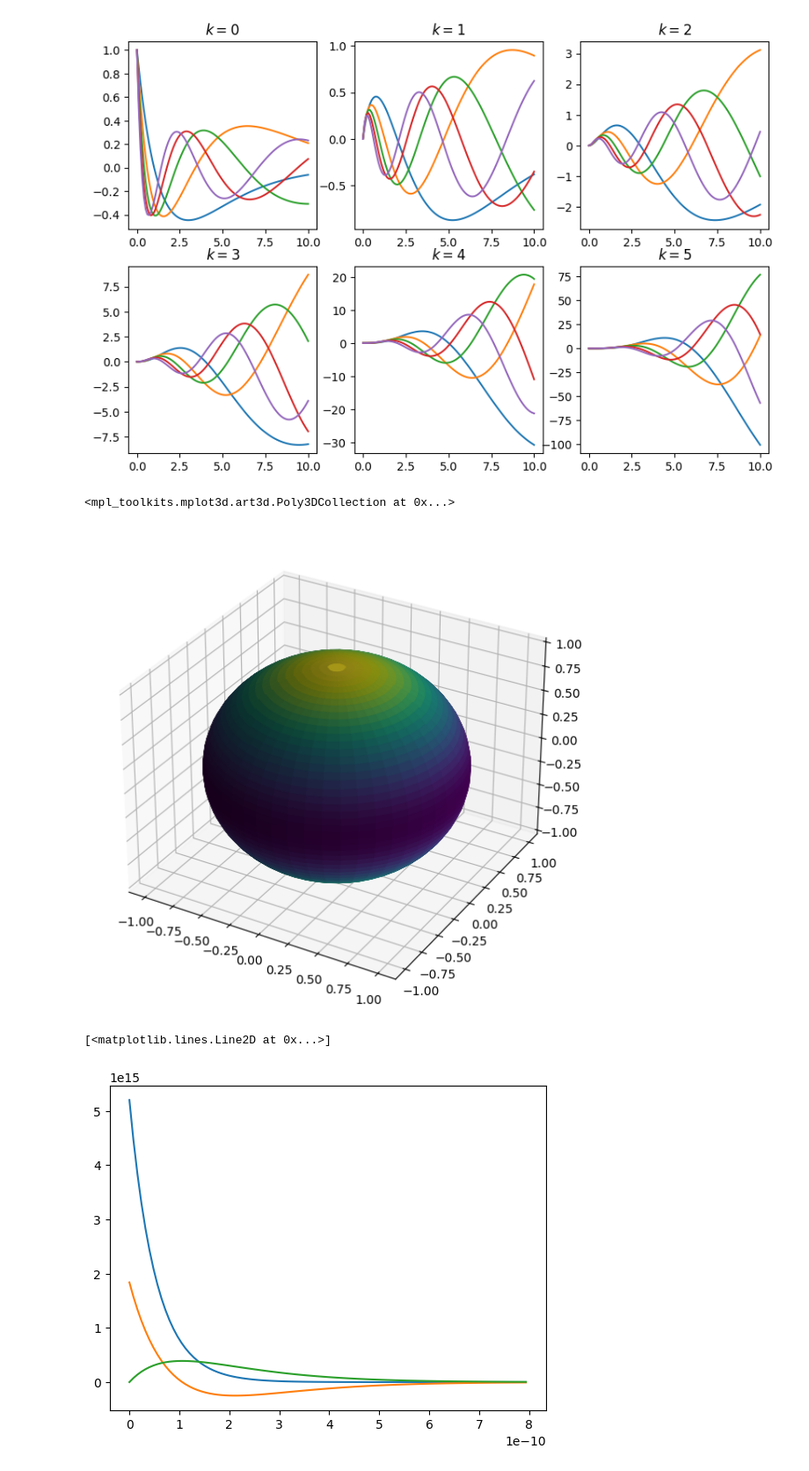
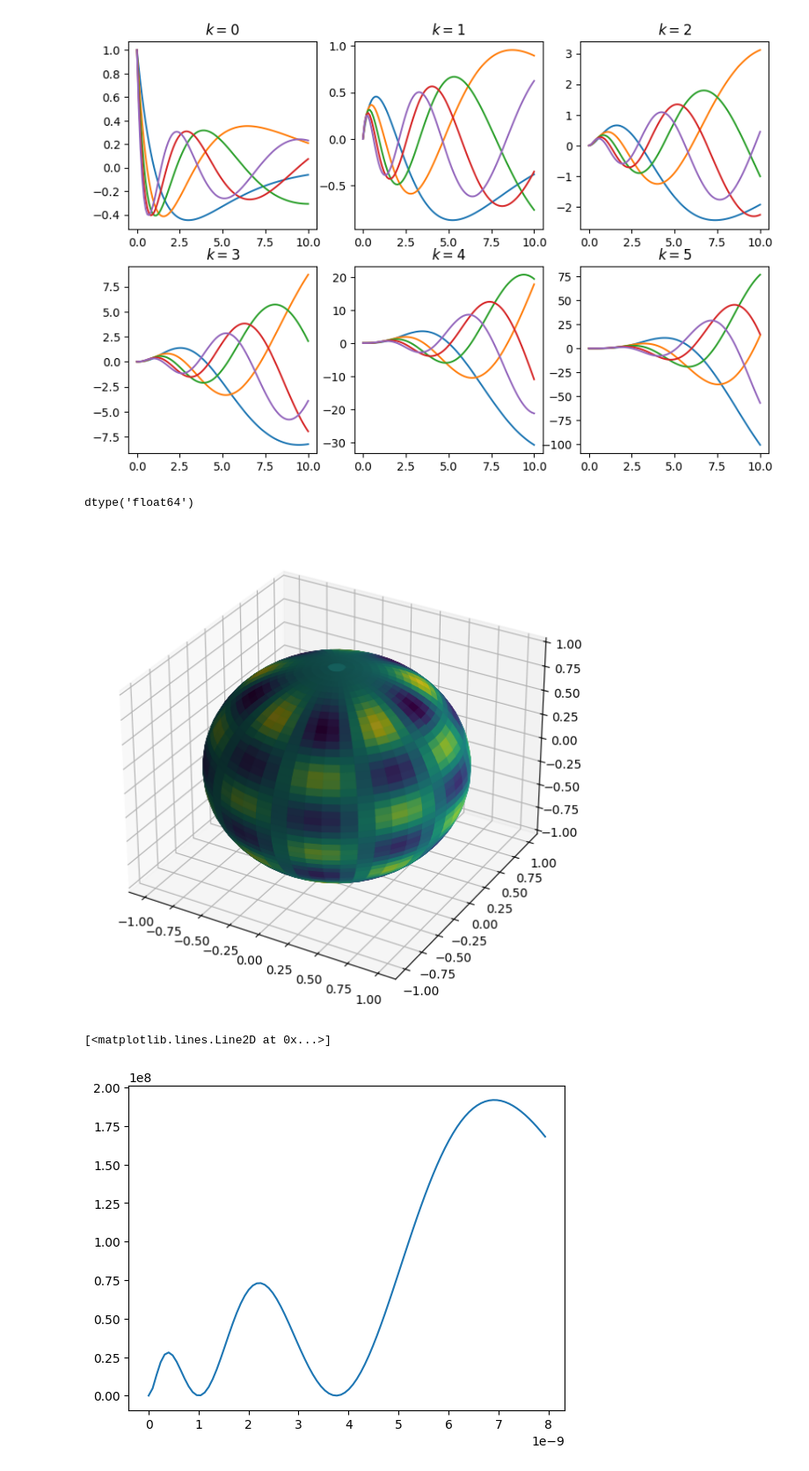
Before and after one commit to DanielBarrreto/Hydrogen-atom, a Jupyter notebook: H_A.ipynb, the cells around one changed output. Shown at 88% size. Saved outputs shown, nothing was run; the diff lists cells and outputs as text; code cells hidden in the pictures.

```diff
--- a/H_A.ipynb
+++ b/H_A.ipynb
@@ -26,10 +26,10 @@ def Legendre_asociado(l,m,normal):
     if normal==True:
         normalizacion=np.sqrt(((2*l+1)*mat.factorial(l-m)))/(2*mat.factorial(l+m))
         poly=normalizacion*(-1)**m/(mat.factorial(l)*2**l)*(1-x**2)**(m/2)*sp.diff((x**2-1)**l,x,l+m) #formula de rodrigues asociado
-        return sp.lambdify(x,poly)
+        return sp.lambdify(x,sp.simplify(poly))
     else:
         poly=(-1)**m/(mat.factorial(l)*2**l)*(1-x**2)**(m/2)*sp.diff((x**2-1)**l,x,l+m) #formula de rodrigues asociado
-        return sp.lambdify(x,poly)
+        return sp.lambdify(x,sp.simplify(poly))
 # %%
 def gr_asociado(ls,normal):
     q=len(ls)
@@ -52,13 +52,13 @@ gr_asociado([1,2,3,4,5,6],normal=True)
 # %%
 def Laguerre_aso(j,k,ortnorm):
     x=sp.symbols("x")
-    normalizacion=np.sqrt(mat.factorial(j)/mat.factorial(j+k))
     if ortnorm==True:
+        normalizacion=np.sqrt(mat.factorial(j)/mat.factorial(j+k))
         poly=normalizacion*sp.exp(-x/2)*x**k*(sp.exp(x)*x**(-k))/mat.factorial(j) * sp.diff(sp.exp(-x)*x**(j+k),x,j)
         return sp.lambdify(x,poly)
     else:
         poly=(sp.exp(x)*x**(-k))/mat.factorial(j) * sp.diff(sp.exp(-x)*x**(j+k),x,j)
-        return sp.lambdify(x,poly)
+        return sp.lambdify(x,sp.simplify(poly))
 # %%
 x_ax2=np.linspace(0.00001,10,100)
 def gr_laguerreaso(js,k,ort):
@@ -95,29 +95,33 @@ phi=np.linspace(0,2*np.pi,a)
 esfer=plt.figure(figsize=(7,8))
 ax=esfer.add_subplot(projection="3d")
 Theta, Phi= np.meshgrid(theta,phi,indexing="ij")
-T = armonicos(Theta, Phi, 2, 0).real
+T = armonicos(Theta, Phi, 10, 5).real
 norm = plt.Normalize(T.min(), T.max())
 X=np.sin(Theta)*np.cos(Phi)
 Y=np.sin(Theta)*np.sin(Phi)
 Z=np.cos(Theta)
 ax.plot_surface(X,Y,Z,facecolors=cm.viridis(norm(T)))
+
+np.abs(armonicos(0,np.pi/2,10,10)).dtype
 # %% [output]
-<mpl_toolkits.mplot3d.art3d.Poly3DCollection at 0x...>
+dtype('float64')
-[figure, old version]
+[figure, new version]
 # %%
-a_0=0.529*10**(-10)
+a_0=0.529*10e-10
 def func_radial(r,n,l):
     norm=2/n**2 * np.sqrt(mat.factorial(n-l-1)/(a_0**3*mat.factorial(n+l)))
     Lag=Laguerre_aso(n-l-1,2*l+1,ortnorm=False)
     func= (2*r/(n*a_0))**l * np.exp(-r/(n*a_0))*Lag(2*r/(n*a_0))
-    return norm*func
+    return np.float64(norm*func)
+#revidar problema dtype
 # %%
-x_ax3=np.linspace(0.00000001*a_0,15*a_0,100)
-for i in range(1,3):
-    plt.plot(x_ax3,func_radial(x_ax3,i,0))
-plt.plot(x_ax3,func_radial(x_ax3,2,1))
+x_ax3=np.linspace(0,15*a_0,100)
+
+plt.plot(x_ax3,x_ax3**2*func_radial(x_ax3,3,0)**2)
+#plt.plot(x_ax3,func_radial(x_ax3,3,1))
+#plt.plot(x_ax3,func_radial(x_ax3,3,2))
 # %% [output]
 [<matplotlib.lines.Line2D at 0x...>]
-[figure, old version]
+[figure, new version]
 # %%
 def ATOM(r,theta,phi,n,l,m):
```
Also changed, not shown: parts of 3 cells of this notebook.
